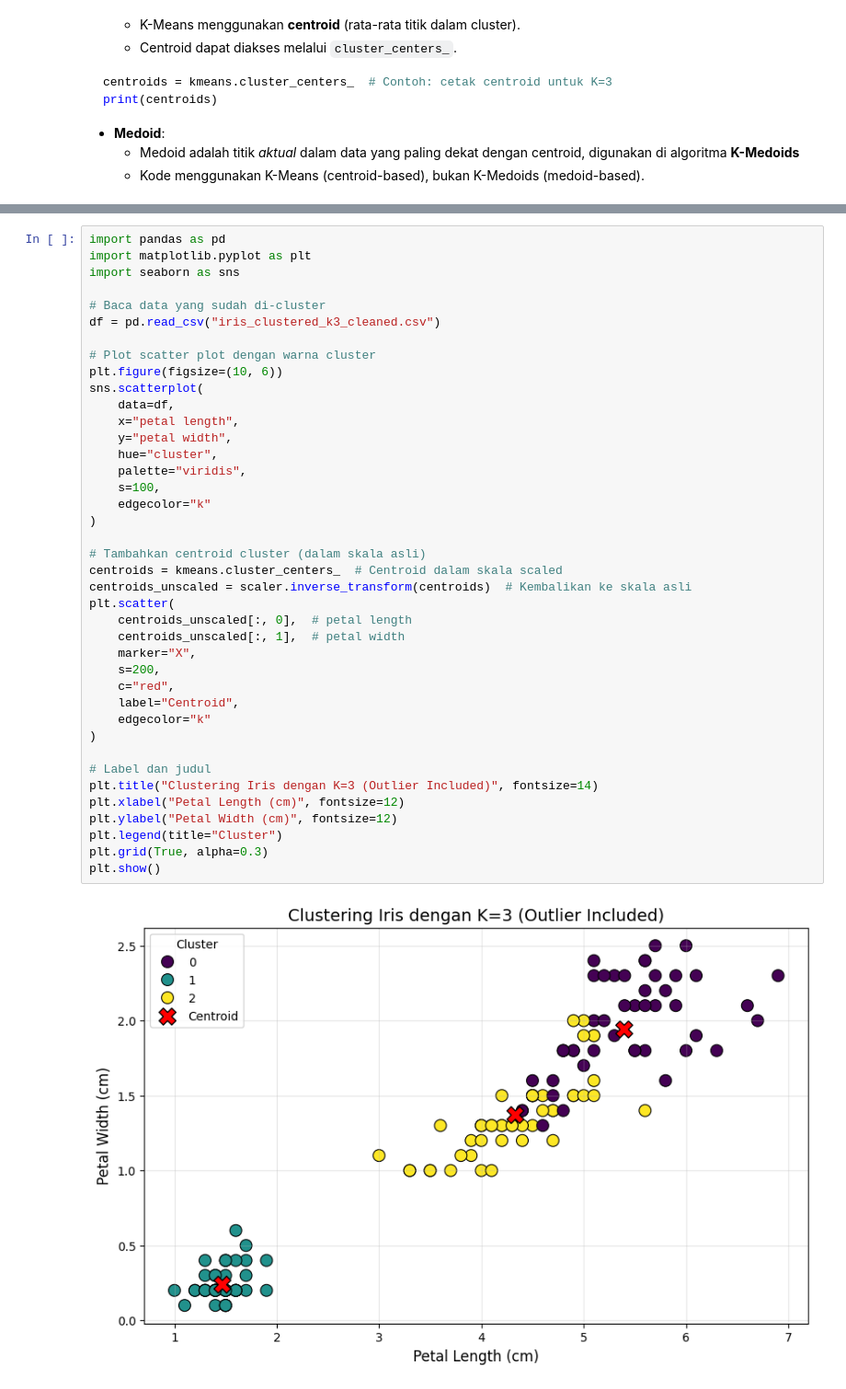
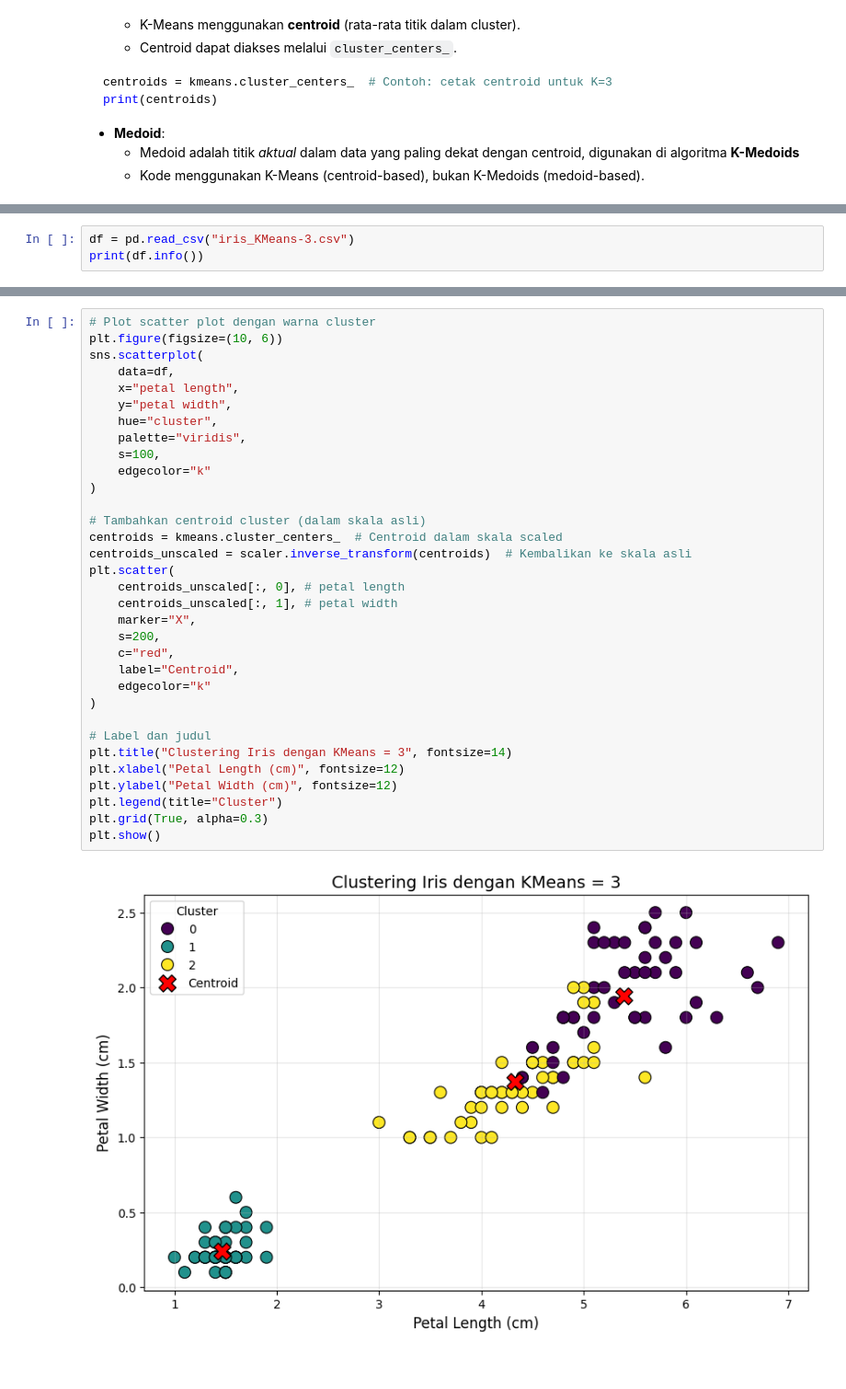
Before and after one commit to rhindottire/Data-Mining, a Jupyter notebook: pendata/Tugas5.ipynb, the cells around one changed output, grey strips where cells are left out. Shown at 92% size. Cells and saved outputs as stored; diff of their text form.

```diff
--- a/pendata/Tugas5.ipynb
+++ b/pendata/Tugas5.ipynb
@@ -392,0 +386,3 @@ final_df.to_csv("iris_clustered_k3_cleaned.csv", index=False)
+# %%
+df = pd.read_csv("iris_KMeans-3.csv")
+print(df.info())
@@ -393,42 +405,35 @@ final_df.to_csv("iris_clustered_k3_cleaned.csv", index=False)
 # %%
-import pandas as pd
-import matplotlib.pyplot as plt
-import seaborn as sns
-
-# Baca data yang sudah di-cluster
-df = pd.read_csv("iris_clustered_k3_cleaned.csv")
-
 # Plot scatter plot dengan warna cluster
 plt.figure(figsize=(10, 6))
 sns.scatterplot(
     data=df,
     x="petal length",
     y="petal width",
     hue="cluster",
     palette="viridis",
     s=100,
     edgecolor="k"
 )
 
 # Tambahkan centroid cluster (dalam skala asli)
 centroids = kmeans.cluster_centers_  # Centroid dalam skala scaled
 centroids_unscaled = scaler.inverse_transform(centroids)  # Kembalikan ke skala asli
 plt.scatter(
-    centroids_unscaled[:, 0],  # petal length
-    centroids_unscaled[:, 1],  # petal width
+    centroids_unscaled[:, 0], # petal length
+    centroids_unscaled[:, 1], # petal width
     marker="X",
     s=200,
     c="red",
     label="Centroid",
     edgecolor="k"
 )
 
 # Label dan judul
-plt.title("Clustering Iris dengan K=3 (Outlier Included)", fontsize=14)
+plt.title("Clustering Iris dengan KMeans = 3", fontsize=14)
 plt.xlabel("Petal Length (cm)", fontsize=12)
 plt.ylabel("Petal Width (cm)", fontsize=12)
 plt.legend(title="Cluster")
 plt.grid(True, alpha=0.3)
 plt.show()
 # %% [output]
-[figure, old version]
+[figure, new version]
```
Also changed, not shown: parts of 11 cells of this notebook, 2 other files.
